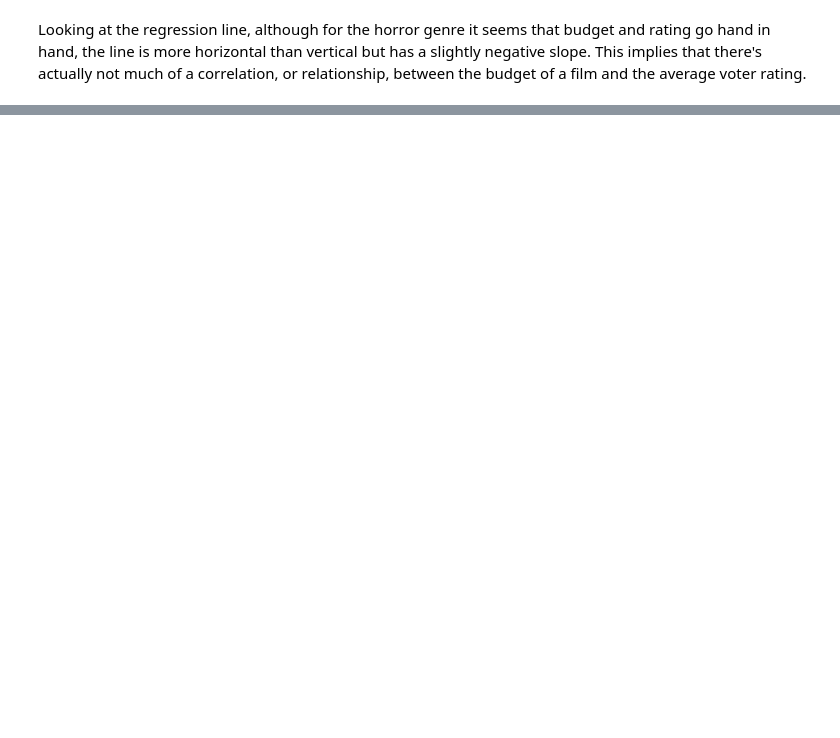
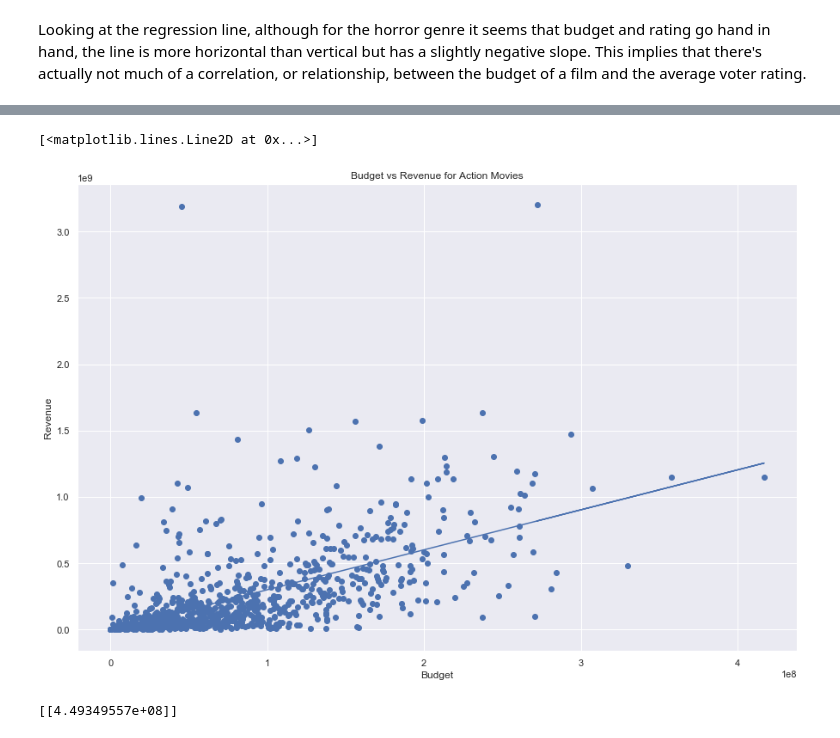
Before and after one commit to atulbharati/kevinh415.github.io, a Jupyter notebook: Movie.ipynb, the cells around one changed output, grey strips where cells are left out. Cells and saved outputs as stored; diff of their text form; code cells hidden in the pictures; blank space fills up the shorter version.

```diff
--- a/Movie.ipynb
+++ b/Movie.ipynb
@@ -437,2 +441,5 @@ plt.show()
 # %% [markdown]
 Looking at the regression line, although for the horror genre it seems that budget and rating go hand in hand, the line is more horizontal than vertical but has a slightly negative slope. This implies that there's actually not much of a correlation, or relationship, between the budget of a film and the average voter rating.
+# %%
+horror_movies = movies[movies['genres'].str.contains("Action")]
+horror_movies.head()
@@ -438,0 +453,20 @@ Looking at the regression line, although for the horror genre it seems that budg
+# %%
+plt.figure(figsize=(15, 10))
+plt.scatter(horror_movies['budget'], horror_movies['revenue'])
+plt.title('Budget vs Revenue for Action Movies')
+plt.xlabel('Budget')
+plt.ylabel('Revenue')
+
+reg = linear_model.LinearRegression()
+X = [[budget] for budget in horror_movies['budget'].values]
+y = [[revenue] for revenue in horror_movies['revenue'].values]
+reg_model = reg.fit(X, y)
+
+plt.plot(X, reg_model.predict(X))
+# %% [output]
+[<matplotlib.lines.Line2D at 0x...>]
+[figure, added]
+# %%
+print(reg_model.predict([[150000000]]))
+# %% [output]
+[[4.49349557e+08]]
```
Also changed, not shown: parts of 11 cells of this notebook.
